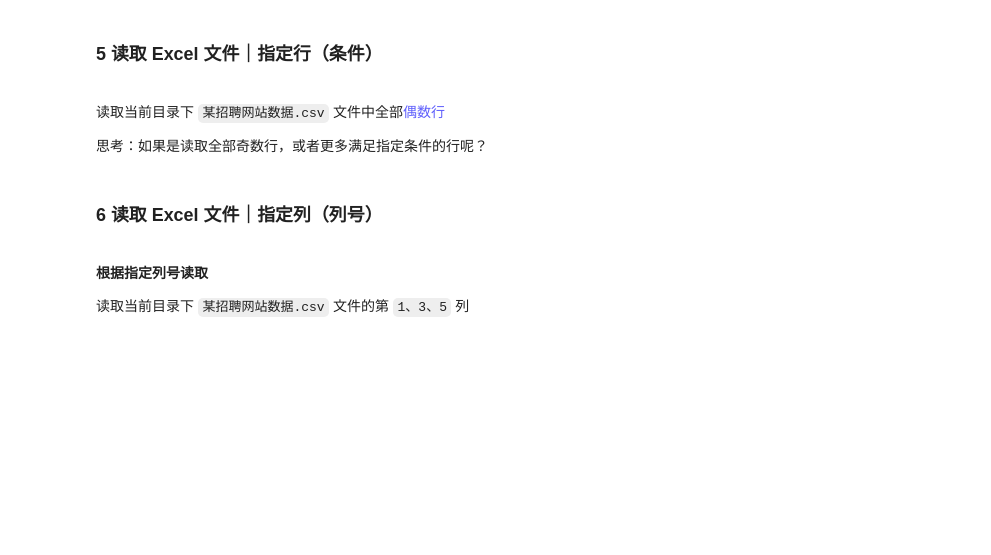
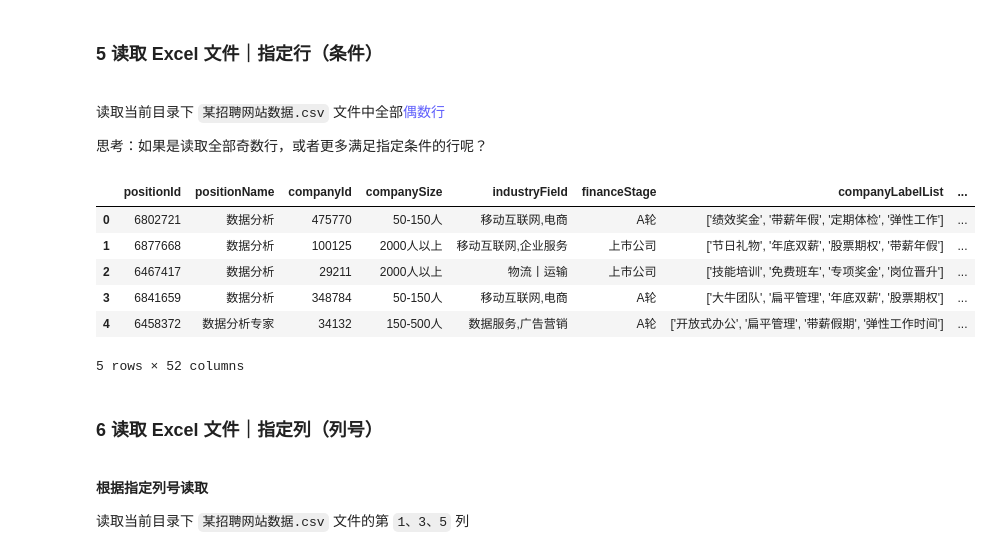
Before and after one commit to BohaoSuCC/Pandas_Advanced_Exercise, a Jupyter notebook: 1 - 数据读取与存储/数据加载与存储.ipynb, the cells around one changed output. Drawn from its saved outputs; the diff is of its cells as text; code cells hidden in the pictures; blank space fills up the shorter version.

```diff
--- a/1 - 数据读取与存储/数据加载与存储.ipynb
+++ b/1 - 数据读取与存储/数据加载与存储.ipynb
@@ -76,6 +98,17 @@ data = pd.read_csv("某招聘网站数据.csv",)
 读取当前目录下 `某招聘网站数据.csv` 文件中全部<font color = '#5F5FFC'>偶数行</font>
 
 思考：如果是读取全部奇数行，或者更多满足指定条件的行呢？
+# %%
+data = pd.read_csv("某招聘网站数据.csv", skiprows=range(2, len(open("某招聘网站数据.csv").readlines()), 2))
+data.head()
+# %% [output]
+|  | positionId | positionName | companyId | companySize | industryField | financeStage | companyLabelList | ... |
+| 0 | 6802721 | 数据分析 | 475770 | 50-150人 | 移动互联网,电商 | A轮 | ['绩效奖金', '带薪年假', '定期体检', '弹性工作'] | ... |
+| 1 | 6877668 | 数据分析 | 100125 | 2000人以上 | 移动互联网,企业服务 | 上市公司 | ['节日礼物', '年底双薪', '股票期权', '带薪年假'] | ... |
+| 2 | 6467417 | 数据分析 | 29211 | 2000人以上 | 物流丨运输 | 上市公司 | ['技能培训', '免费班车', '专项奖金', '岗位晋升'] | ... |
+| 3 | 6841659 | 数据分析 | 348784 | 50-150人 | 移动互联网,电商 | A轮 | ['大牛团队', '扁平管理', '年底双薪', '股票期权'] | ... |
+| 4 | 6458372 | 数据分析专家 | 34132 | 150-500人 | 数据服务,广告营销 | A轮 | ['开放式办公', '扁平管理', '带薪假期', '弹性工作时间'] | ... |
+5 rows × 52 columns
 # %% [markdown]
 ### 6 读取 Excel 文件｜指定列（列号）
 
```
Also changed, not shown: parts of 6 cells of this notebook.
